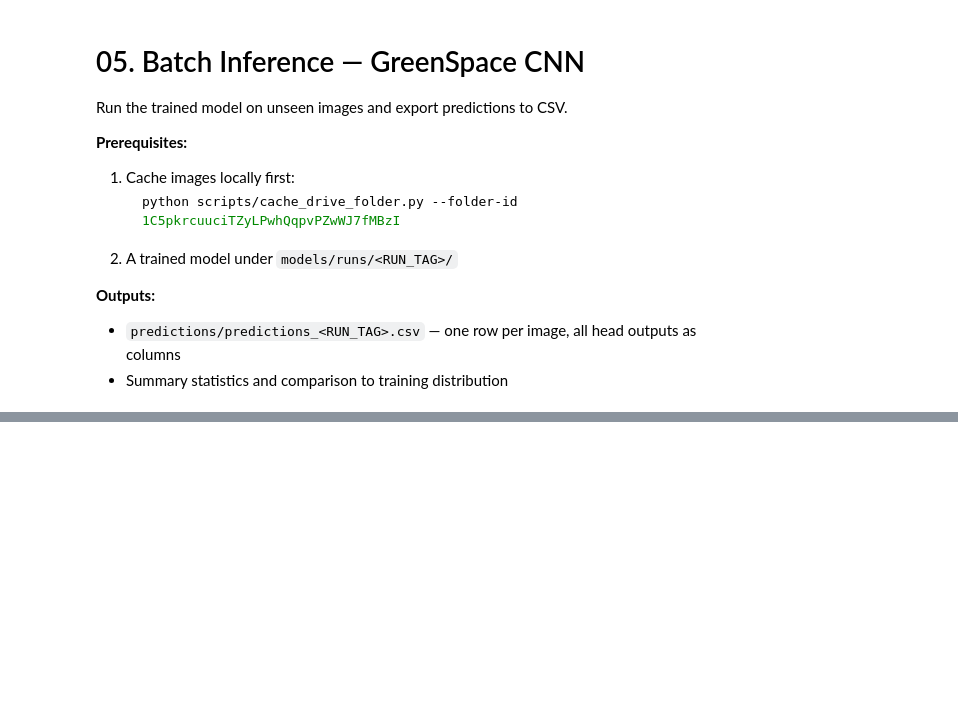
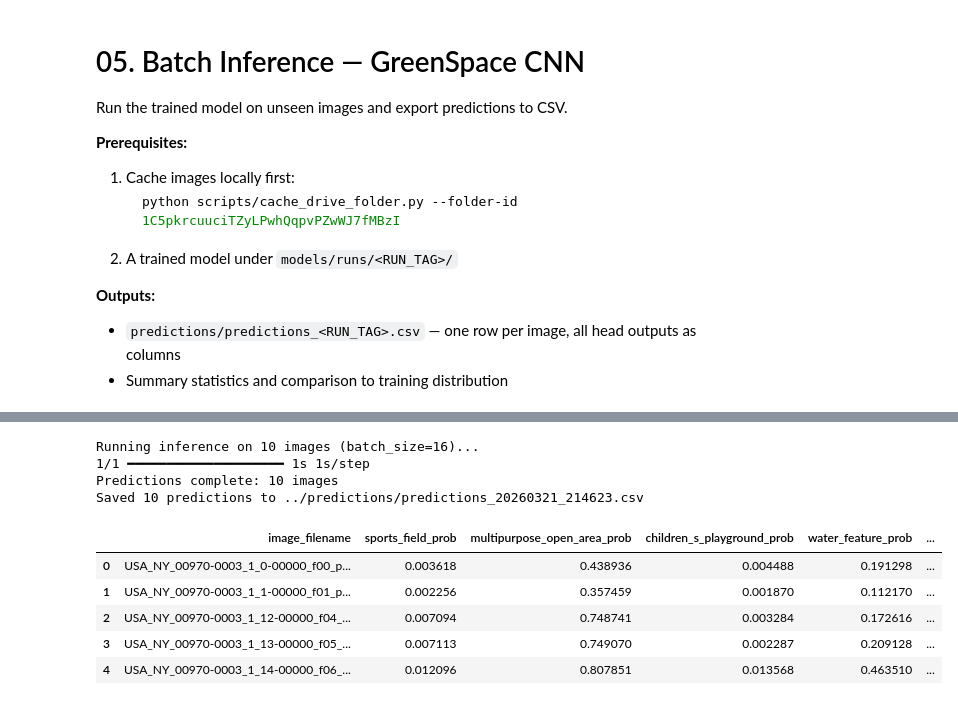
Before and after one commit to JunchenX0809/GreenSpace_CNN, a Jupyter notebook: notebooks/05_prediction_demo.ipynb, the cells around one changed output, grey strips where cells are left out. Saved outputs shown, nothing was run; the diff lists cells and outputs as text; code cells hidden in the pictures; blank space fills up the shorter version.

Commit message:
0322_prediction_demo

```diff
--- a/notebooks/05_prediction_demo.ipynb
+++ b/notebooks/05_prediction_demo.ipynb
@@ -75,16 +96,16 @@ IMG_SIZE = (512, 512)
 BATCH_SIZE = 16
 
 def decode_and_resize(path):
-    img = tf.io.read_file(str(path))
+    img = tf.io.read_file(path)
     img = tf.io.decode_jpeg(img, channels=3)
     img = tf.cast(img, tf.float32) / 255.0
     return img
 
-# Build tf.data pipeline from cached paths
-path_strings = [str(p) for p in image_paths]
+# Build tf.data pipeline from cached paths (absolute paths for tf.io.read_file)
+path_strings = [str(p.resolve()) for p in image_paths]
 ds = (
     tf.data.Dataset.from_tensor_slices(path_strings)
-    .map(lambda p: tf.py_function(decode_and_resize, [p], tf.float32), num_parallel_calls=tf.data.AUTOTUNE)
+    .map(decode_and_resize, num_parallel_calls=tf.data.AUTOTUNE)
     .batch(BATCH_SIZE)
     .prefetch(tf.data.AUTOTUNE)
 )
@@ -104,33 +125,44 @@ print(f'Predictions complete: {pred_bin.shape[0]} images')
 filenames = [p.name for p in image_paths]
 
 rows = {
     'image_filename': filenames,
 }
 
 # Binary probabilities
 for i, name in enumerate(bin_names):
     rows[f'{name}_prob'] = pred_bin[:, i]
 
 # Shade: class + confidence
 rows['shade_class'] = np.where(pred_shade.argmax(axis=1) == 0, 'minimal', 'abundant')
 rows['shade_confidence'] = pred_shade.max(axis=1)
 
 # Score: expected value (1–5 scale)
 score_values = np.arange(1, 6, dtype=np.float32)
 rows['score_ev'] = pred_score @ score_values
 
 # Veg: expected value (1–5 scale)
 rows['veg_ev'] = pred_veg @ score_values
 
 pred_df = pd.DataFrame(rows)
 
 # Save CSV
 out_dir = Path('../predictions')
 out_dir.mkdir(parents=True, exist_ok=True)
 out_path = out_dir / f'predictions_{RUN_TAG}.csv'
 pred_df.to_csv(out_path, index=False)
 print(f'Saved {len(pred_df)} predictions to {out_path}')
 pred_df.head()
+# %% [output]
+Running inference on 10 images (batch_size=16)...
+1/1 ━━━━━━━━━━━━━━━━━━━━ 1s 1s/step
+Predictions complete: 10 images
+Saved 10 predictions to ../predictions/predictions_20260321_214623.csv
+|  | image_filename | sports_field_prob | multipurpose_open_area_prob | children_s_playground_prob | water_feature_prob | ... |
+| 0 | USA_NY_00970-0003_1_0-00000_f00_p... | 0.003618 | 0.438936 | 0.004488 | 0.191298 | ... |
+| 1 | USA_NY_00970-0003_1_1-00000_f01_p... | 0.002256 | 0.357459 | 0.001870 | 0.112170 | ... |
+| 2 | USA_NY_00970-0003_1_12-00000_f04_... | 0.007094 | 0.748741 | 0.003284 | 0.172616 | ... |
+| 3 | USA_NY_00970-0003_1_13-00000_f05_... | 0.007113 | 0.749070 | 0.002287 | 0.209128 | ... |
+| 4 | USA_NY_00970-0003_1_14-00000_f06_... | 0.012096 | 0.807851 | 0.013568 | 0.463510 | ... |
 # %%
 # Option 1: Summary statistics across all unseen images
 
```
Also changed, not shown: parts of 3 cells of this notebook, 1 other file.
